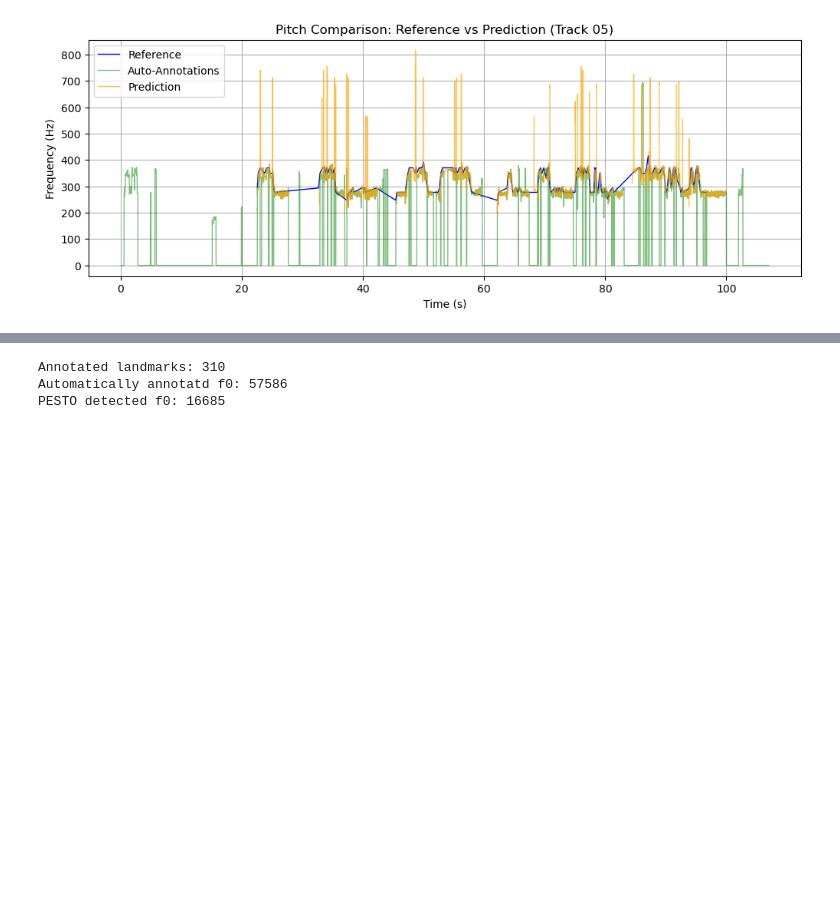
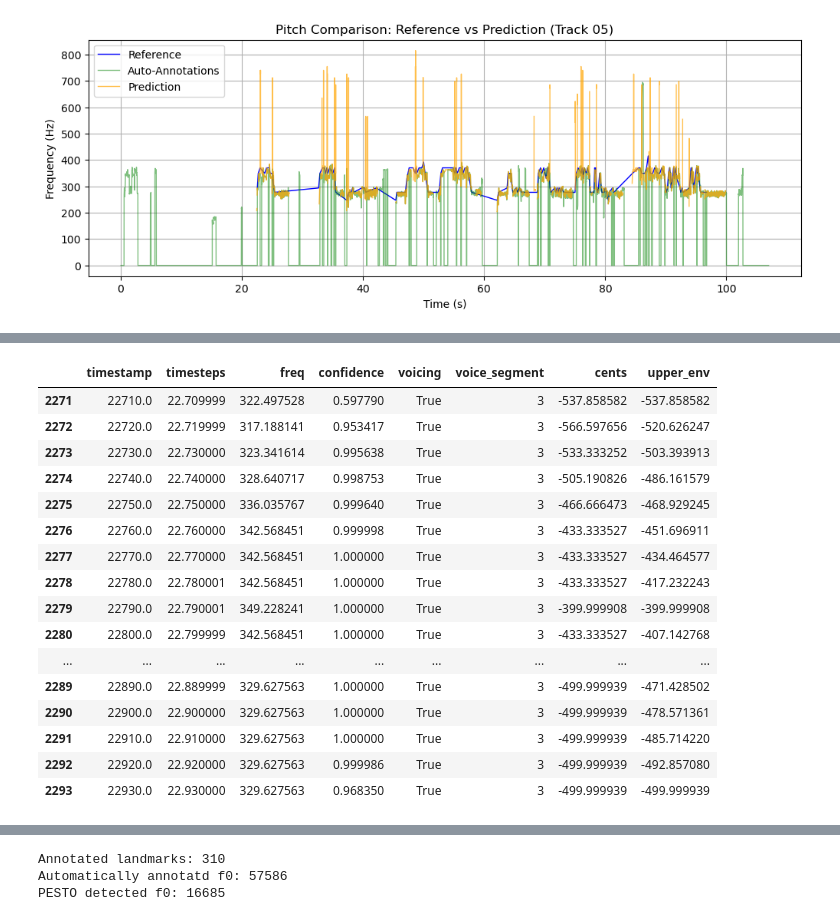
Before and after one commit to martiinsssssss/flamenco-mir, a Jupyter notebook: f0est/tests.ipynb, the cells around one changed output, grey strips where cells are left out. Saved outputs shown, nothing was run; the diff lists cells and outputs as text; code cells hidden in the pictures; blank space fills up the shorter version.

```diff
--- a/f0est/tests.ipynb
+++ b/f0est/tests.ipynb
@@ -35,8 +35,11 @@ for file in wav_files:
 
                     }
     if f0_tracking:
+        output_path = "f0Contour_PESTO/"+file_name+".f0.csv"
+        f0Pesto_tracker.save_pitch_contour(audio_path=file,
+                                           output_path=output_path)
+
         final_pitches, timesteps, confidence = f0Pesto_tracker.extract_f0(file)
-
         paired_data[idx]['PESTO']= {
                            'pitch':final_pitches,
                            'timesteps':timesteps,
@@ -108,0 +316,46 @@ plt.show()
+# %%
+import numpy as np
+from scipy.signal import find_peaks
+from scipy.interpolate import interp1d
+
+def upper_envelope(y):
+    y = np.asarray(y)
+
+    # find peaks
+    peaks, _ = find_peaks(y)
+
+    # include endpoints to avoid NaNs at edges
+    peaks = np.concatenate(([0], peaks, [len(y)-1]))
+
+    x = np.arange(len(y))
+
+    # interpolate envelope
+    interp = interp1d(peaks, y[peaks], kind="linear", fill_value="extrapolate")
+
+    return interp(x)
+
+pesto_results_05["upper_env"] = np.nan
+
+for seg, g in pesto_results_05[pesto_results_05["voicing"]].groupby("voice_segment"):
+    env = upper_envelope(g["cents"].values)
+    pesto_results_05.loc[g.index, "upper_env"] = env
+# %%
+pesto_results_05[pesto_results_05['voice_segment']==3]
+# %% [output]
+|  | timestamp | timesteps | freq | confidence | voicing | voice_segment | cents | upper_env |
+| 2271 | 22710.0 | 22.709999 | 322.497528 | 0.597790 | True | 3 | -537.858582 | -537.858582 |
+| 2272 | 22720.0 | 22.719999 | 317.188141 | 0.953417 | True | 3 | -566.597656 | -520.626247 |
+| 2273 | 22730.0 | 22.730000 | 323.341614 | 0.995638 | True | 3 | -533.333252 | -503.393913 |
+| 2274 | 22740.0 | 22.740000 | 328.640717 | 0.998753 | True | 3 | -505.190826 | -486.161579 |
+| 2275 | 22750.0 | 22.750000 | 336.035767 | 0.999640 | True | 3 | -466.666473 | -468.929245 |
+| 2276 | 22760.0 | 22.760000 | 342.568451 | 0.999998 | True | 3 | -433.333527 | -451.696911 |
+| 2277 | 22770.0 | 22.770000 | 342.568451 | 1.000000 | True | 3 | -433.333527 | -434.464577 |
+| 2278 | 22780.0 | 22.780001 | 342.568451 | 1.000000 | True | 3 | -433.333527 | -417.232243 |
+| 2279 | 22790.0 | 22.790001 | 349.228241 | 1.000000 | True | 3 | -399.999908 | -399.999908 |
+| 2280 | 22800.0 | 22.799999 | 342.568451 | 1.000000 | True | 3 | -433.333527 | -407.142768 |
+| ... | ... | ... | ... | ... | ... | ... | ... | ... |
+| 2289 | 22890.0 | 22.889999 | 329.627563 | 1.000000 | True | 3 | -499.999939 | -471.428502 |
+| 2290 | 22900.0 | 22.900000 | 329.627563 | 1.000000 | True | 3 | -499.999939 | -478.571361 |
+| 2291 | 22910.0 | 22.910000 | 329.627563 | 1.000000 | True | 3 | -499.999939 | -485.714220 |
+| 2292 | 22920.0 | 22.920000 | 329.627563 | 0.999986 | True | 3 | -499.999939 | -492.857080 |
+| 2293 | 22930.0 | 22.930000 | 329.627563 | 0.968350 | True | 3 | -499.999939 | -499.999939 |
```
Also changed, not shown: parts of 17 cells of this notebook.
